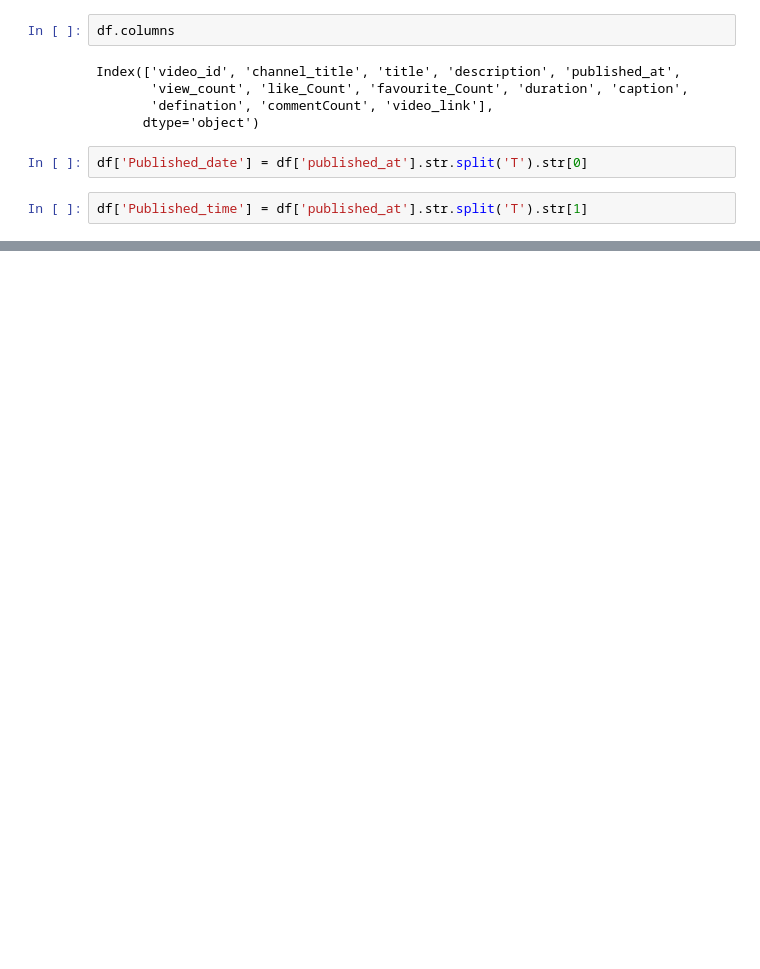
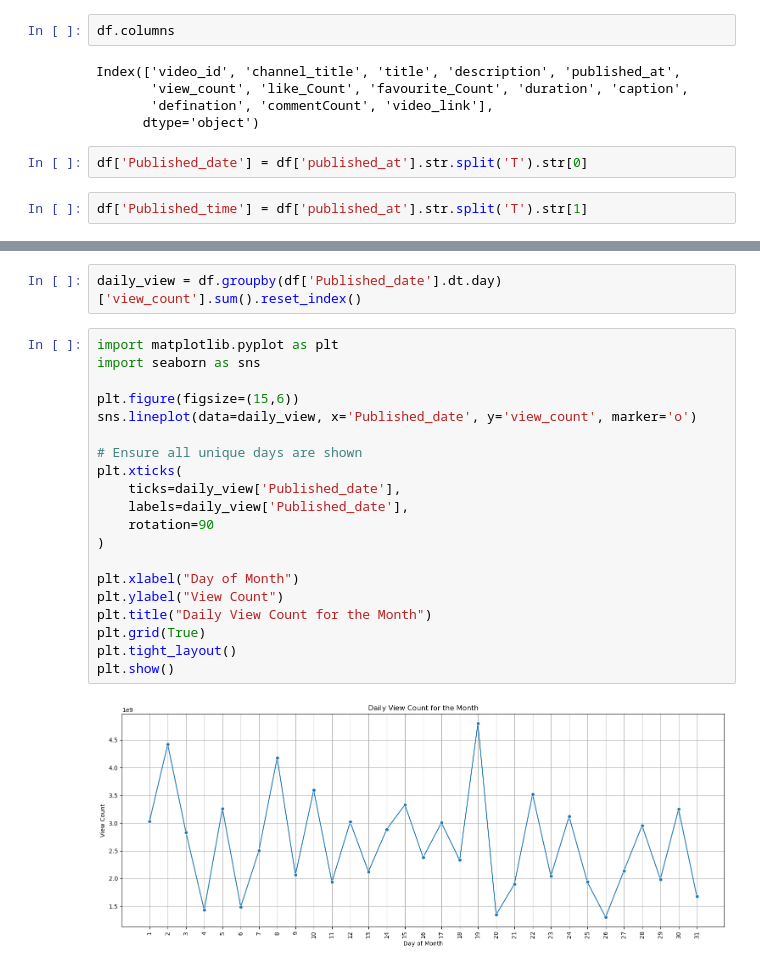
Before and after one commit to Acrsahil/Youtube_DataAnalysis, a Jupyter notebook: analysis.ipynb, the cells around one changed output, grey strips where cells are left out. Saved outputs shown, nothing was run; the diff lists cells and outputs as text; blank space fills up the shorter version.

```diff
--- a/analysis.ipynb
+++ b/analysis.ipynb
@@ -305,0 +365,24 @@ Name: duration, Length: 863, dtype: object
+# %%
+daily_view = df.groupby(df['Published_date'].dt.day)['view_count'].sum().reset_index()
+# %%
+import matplotlib.pyplot as plt
+import seaborn as sns
+
+plt.figure(figsize=(15,6))
+sns.lineplot(data=daily_view, x='Published_date', y='view_count', marker='o')
+
+# Ensure all unique days are shown
+plt.xticks(
+    ticks=daily_view['Published_date'],
+    labels=daily_view['Published_date'],
+    rotation=90
+)
+
+plt.xlabel("Day of Month")
+plt.ylabel("View Count")
+plt.title("Daily View Count for the Month")
+plt.grid(True)
+plt.tight_layout()
+plt.show()
+# %% [output]
+[figure, added]
```
Also changed, not shown: parts of 22 cells of this notebook, 1 other file.
